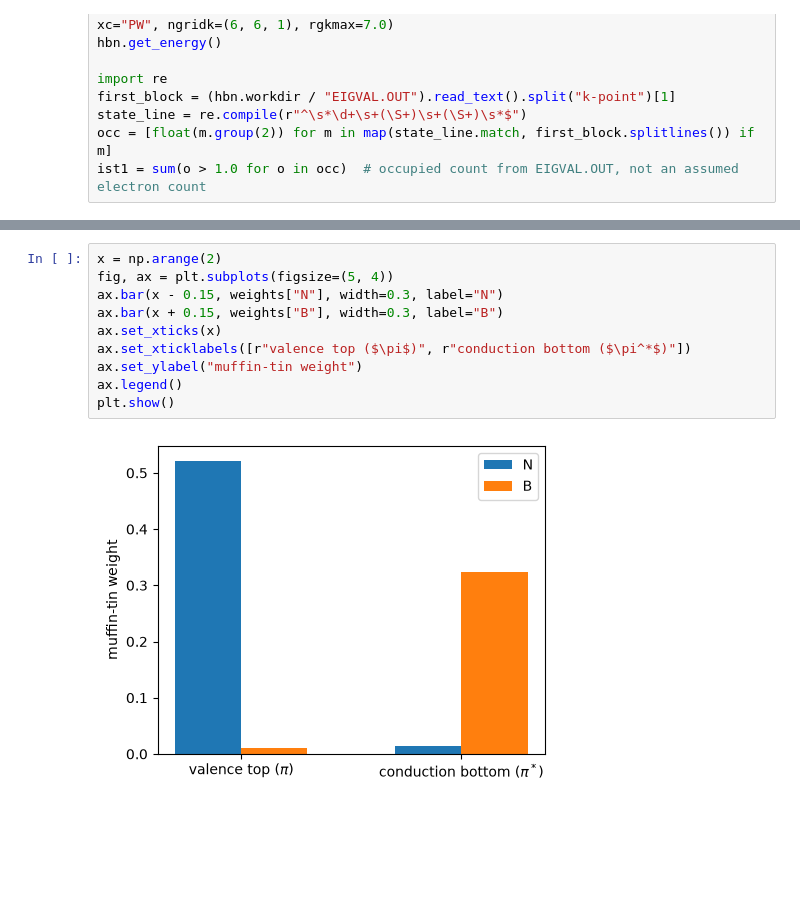
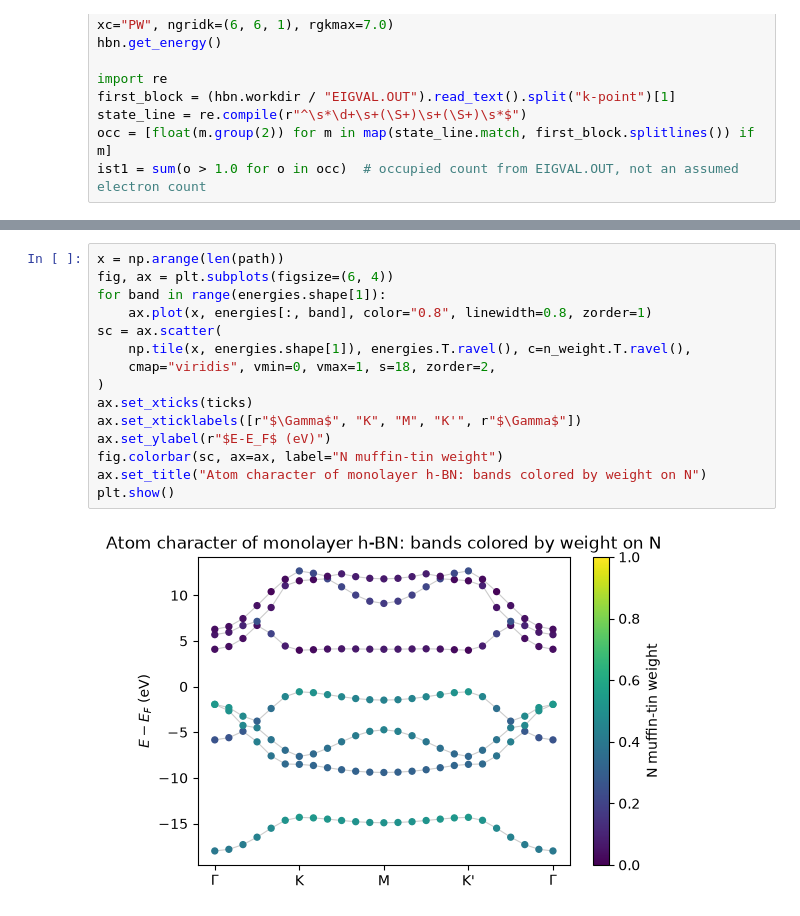
Before and after one commit to joselado/elkpy, a Jupyter notebook: notebooks/08_atom_projection.ipynb, the cells around one changed output, grey strips where cells are left out. Saved outputs shown, nothing was run; the diff lists cells and outputs as text; blank space fills up the shorter version.

```diff
--- a/notebooks/08_atom_projection.ipynb
+++ b/notebooks/08_atom_projection.ipynb
@@ -52,12 +65,17 @@ print(weights)
 # %%
-x = np.arange(2)
-fig, ax = plt.subplots(figsize=(5, 4))
-ax.bar(x - 0.15, weights["N"], width=0.3, label="N")
-ax.bar(x + 0.15, weights["B"], width=0.3, label="B")
-ax.set_xticks(x)
-ax.set_xticklabels([r"valence top ($\pi$)", r"conduction bottom ($\pi^*$)"])
-ax.set_ylabel("muffin-tin weight")
-ax.legend()
+x = np.arange(len(path))
+fig, ax = plt.subplots(figsize=(6, 4))
+for band in range(energies.shape[1]):
+    ax.plot(x, energies[:, band], color="0.8", linewidth=0.8, zorder=1)
+sc = ax.scatter(
+    np.tile(x, energies.shape[1]), energies.T.ravel(), c=n_weight.T.ravel(),
+    cmap="viridis", vmin=0, vmax=1, s=18, zorder=2,
+)
+ax.set_xticks(ticks)
+ax.set_xticklabels([r"$\Gamma$", "K", "M", "K'", r"$\Gamma$"])
+ax.set_ylabel(r"$E-E_F$ (eV)")
+fig.colorbar(sc, ax=ax, label="N muffin-tin weight")
+ax.set_title("Atom character of monolayer h-BN: bands colored by weight on N")
 plt.show()
 # %% [output]
-[figure, old version]
+[figure, new version]
```
Also changed, not shown: parts of 2 cells of this notebook, 4 other files.
